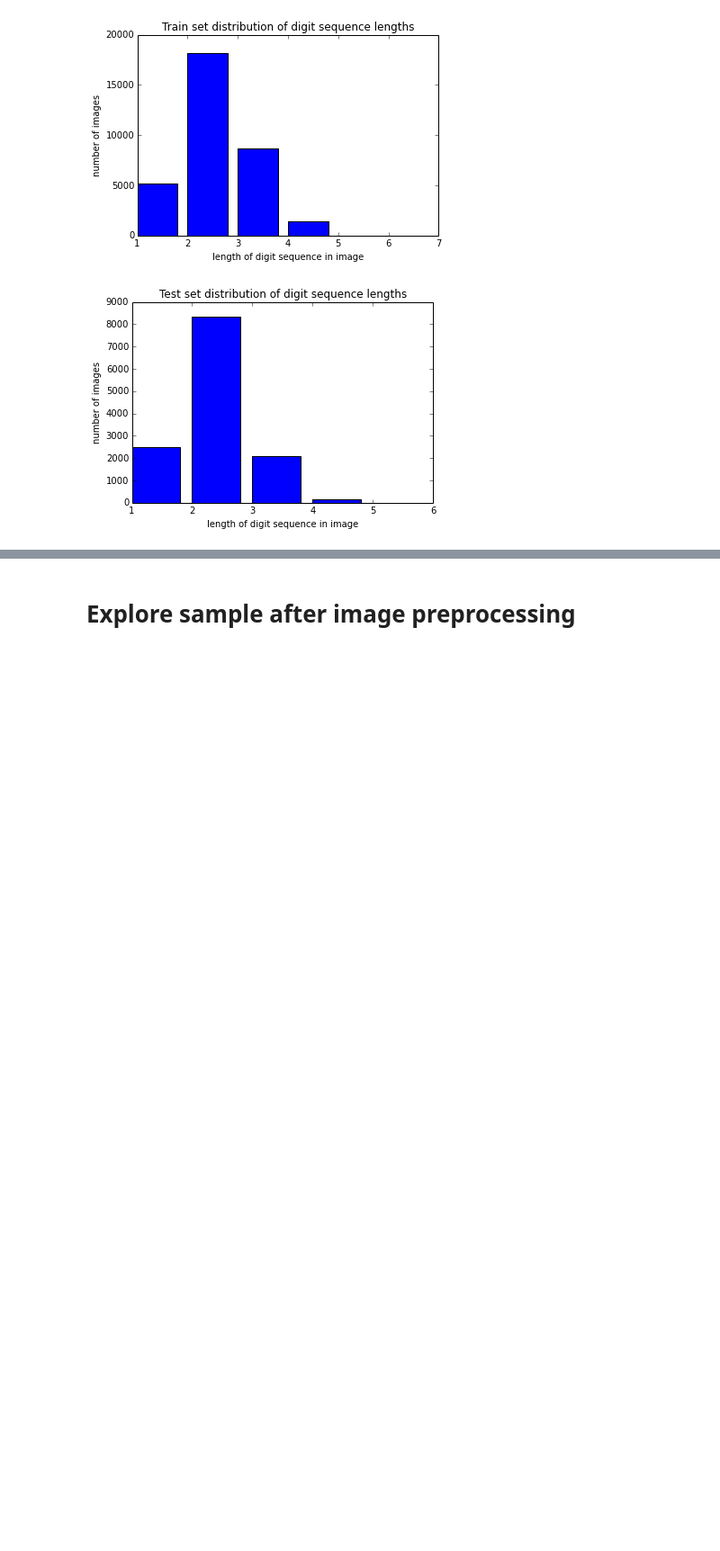
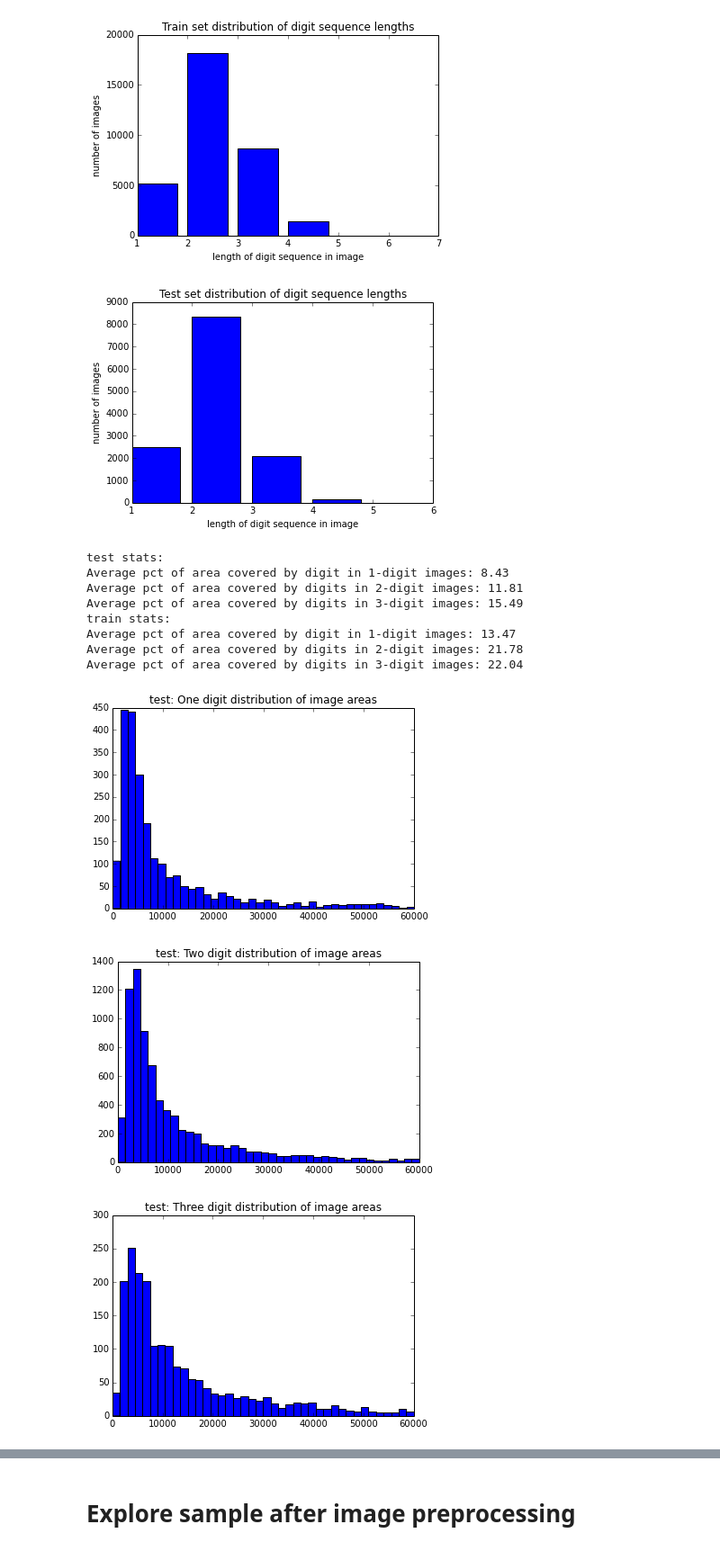
Before and after one commit to elayoubi/DeepLearning_Capstone, a Jupyter notebook: notebooks/DeepLearning.ipynb, the cells around one changed output, grey strips where cells are left out. Shown: that part at 90% size. Drawn from its saved outputs; the diff is of its cells as text; code cells hidden in the pictures; blank space fills up the shorter version.

```diff
--- a/notebooks/DeepLearning.ipynb
+++ b/notebooks/DeepLearning.ipynb
@@ -68,3 +69,63 @@ Number of 5-digit sequences=2
 <Container object of 5 artists>
 [figure]
 [figure]
+# %%
+
+import numpy as np
+
+def show_stats(test_type, images):
+    digit_area_pct = np.zeros(3)
+    digit_area_counts = np.zeros(3)
+    digit_area_distribution = [[], [], []]
+
+    for png in images:
+        if png is not None:
+            label = png.split('.')[0] + ".label"
+            img = mpimg.imread("%s/images/%s/%s" % (image_path, test_type, png))
+            box = svhn_images.get_outer_bounding_box("%s/images/%s/%s" % (image_path, test_type, png), "%s/labels/%s/%s" % (image_path, test_type, label))
+
+            #determining if image is a 1-digit, 2-digit or 3-digit
+            with open("%s/labels/%s/%s" % (image_path, test_type, label)) as f:
+                for i, line in enumerate (f):
+                    pass
+
+            if i < 3 :
+                digit_area_pct[i] += 100 * float(box.width * box.height) / (img.shape[0] * img.shape[1])
+                digit_area_counts[i] += 1
+                digit_area_distribution[i].append(img.shape[0] * img.shape[1])
+
+    averages = (digit_area_pct / digit_area_counts)
+
+    print "%s stats:" % test_type
+    print "Average pct of area covered by digit in 1-digit images: %0.2f" % averages[0]
+    print "Average pct of area covered by digits in 2-digit images: %0.2f" % averages[1]
+    print "Average pct of area covered by digits in 3-digit images: %0.2f" % averages[2]
+
+
+    plt.figure()
+    plt.title("%s: One digit distribution of image areas" % test_type)
+    plt.hist(digit_area_distribution[0], bins=40,range=(0,60000) )
+
+    plt.figure()
+    plt.title("%s: Two digit distribution of image areas" % test_type)
+    plt.hist(digit_area_distribution[1], bins=40, range=(0,60000))
+
+    plt.figure()
+    plt.title("%s: Three digit distribution of image areas" % test_type)
+    plt.hist(digit_area_distribution[2], bins=40, range=(0,60000))
+
+
+show_stats ('test', svhn_images.get_list_of_filenames(image_path, data_kind='test', batch_size=13068, max_sequence_length=3))
+show_stats ('train', svhn_images.get_list_of_filenames(image_path, data_kind='train', batch_size=33402, max_sequence_length=3))
+# %% [output]
+test stats:
+Average pct of area covered by digit in 1-digit images: 8.43
+Average pct of area covered by digits in 2-digit images: 11.81
+Average pct of area covered by digits in 3-digit images: 15.49
+train stats:
+Average pct of area covered by digit in 1-digit images: 13.47
+Average pct of area covered by digits in 2-digit images: 21.78
+Average pct of area covered by digits in 3-digit images: 22.04
+[figure, added]
+[figure, added]
+[figure, added]
```
Also changed, not shown: parts of 14 cells of this notebook, 2 other files.
